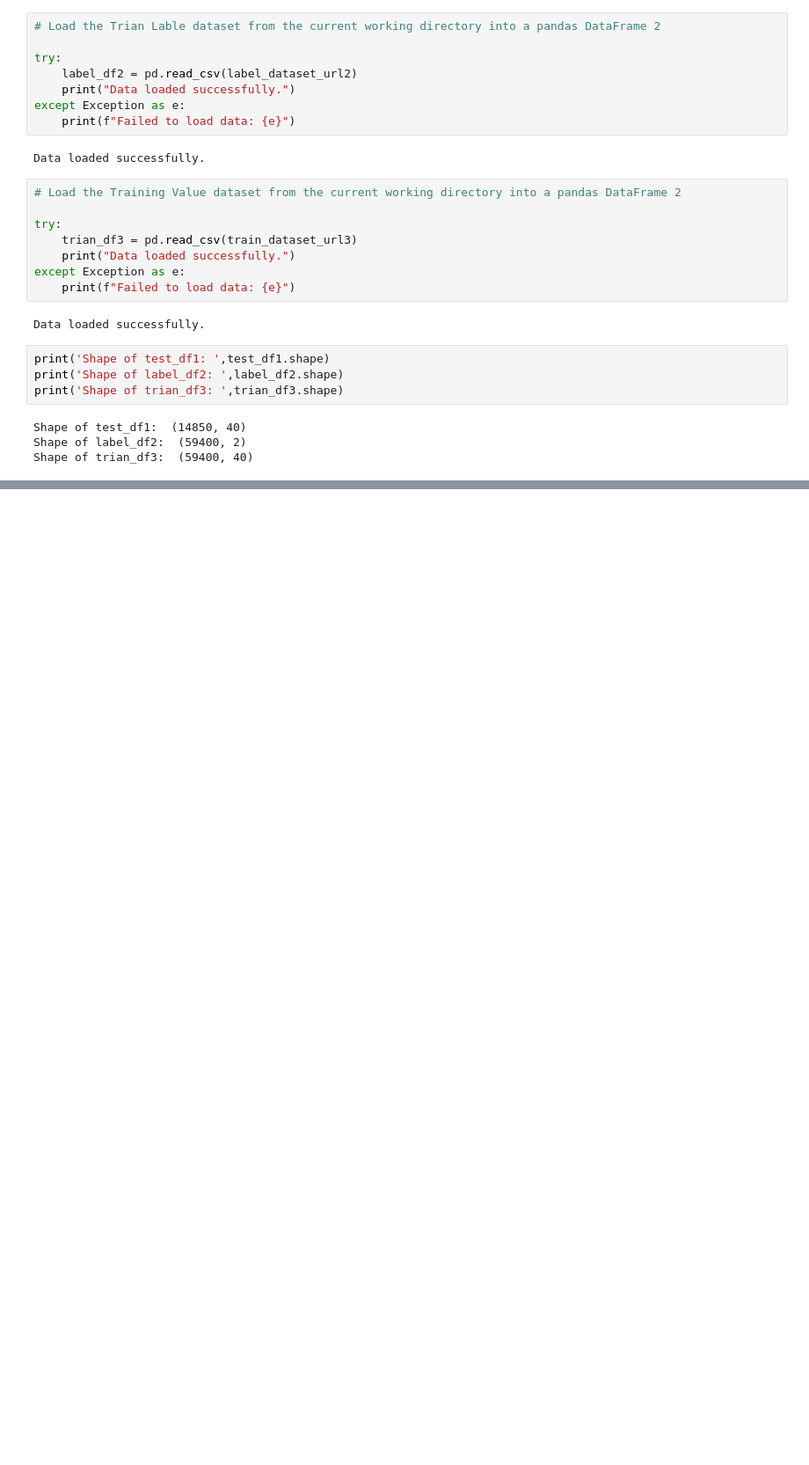
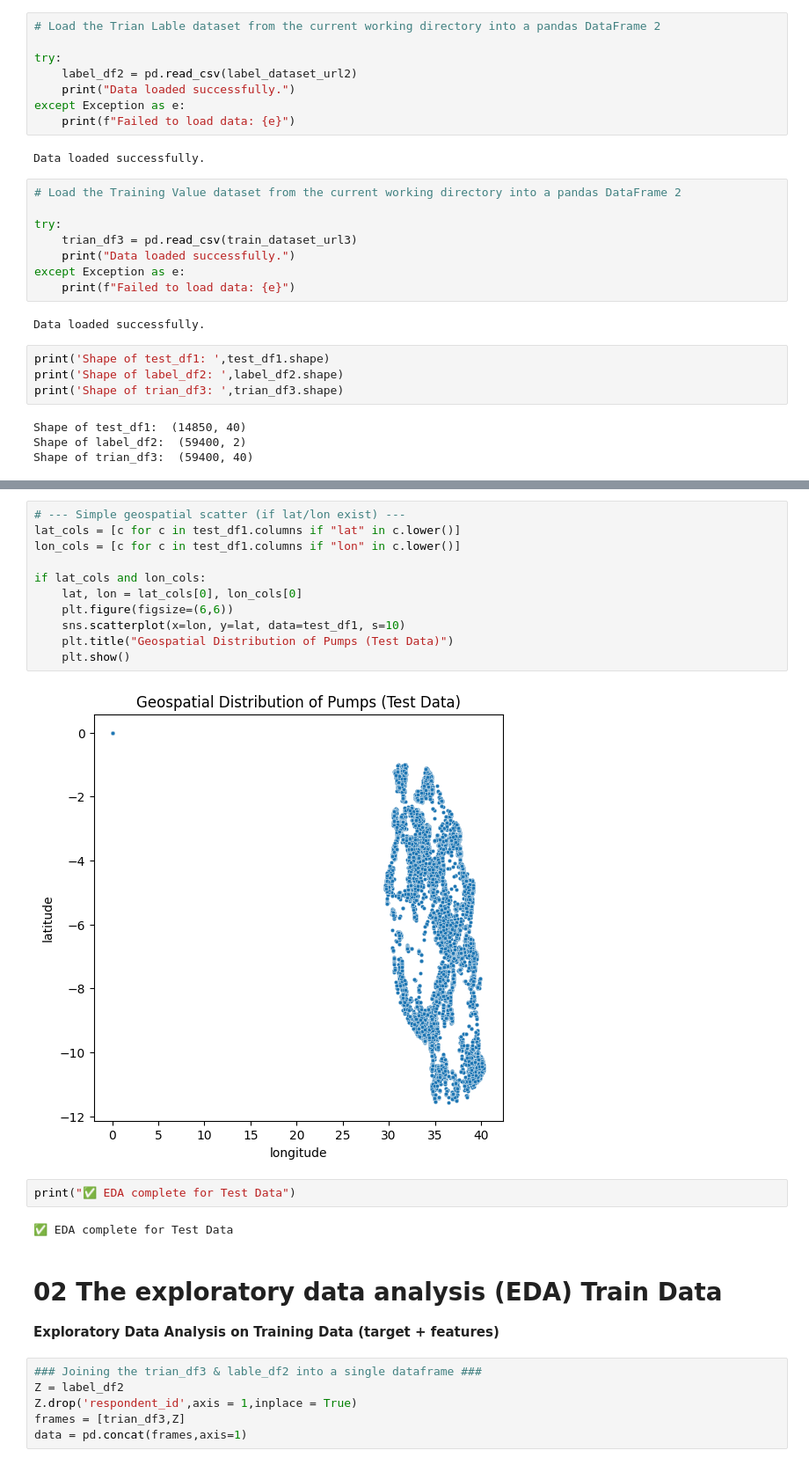
Before and after one commit to albert-raphael/water-pump, a Jupyter notebook: Notebooks/water-pump.ipynb, the cells around one changed output, grey strips where cells are left out. Shown at 88% size. Drawn from its saved outputs; the diff is of its cells as text; blank space fills up the shorter version.

```diff
--- a/Notebooks/water-pump.ipynb
+++ b/Notebooks/water-pump.ipynb
@@ -230,0 +453,27 @@ Shape of trian_df3:  (59400, 40)
+# %%
+# --- Simple geospatial scatter (if lat/lon exist) ---
+lat_cols = [c for c in test_df1.columns if "lat" in c.lower()]
+lon_cols = [c for c in test_df1.columns if "lon" in c.lower()]
+
+if lat_cols and lon_cols:
+    lat, lon = lat_cols[0], lon_cols[0]
+    plt.figure(figsize=(6,6))
+    sns.scatterplot(x=lon, y=lat, data=test_df1, s=10)
+    plt.title("Geospatial Distribution of Pumps (Test Data)")
+    plt.show()
+# %% [output]
+[figure, added]
+# %%
+print("✅ EDA complete for Test Data")
+# %% [output]
+✅ EDA complete for Test Data
+# %% [markdown]
+# 02 The exploratory data analysis (EDA) Train Data
+
+**Exploratory Data Analysis on Training Data (target + features)**
+# %%
+### Joining the trian_df3 & lable_df2 into a single dataframe ###
+Z = label_df2
+Z.drop('respondent_id',axis = 1,inplace = True)
+frames = [trian_df3,Z]
+data = pd.concat(frames,axis=1)
```
Also changed, not shown: parts of 17 cells of this notebook.
